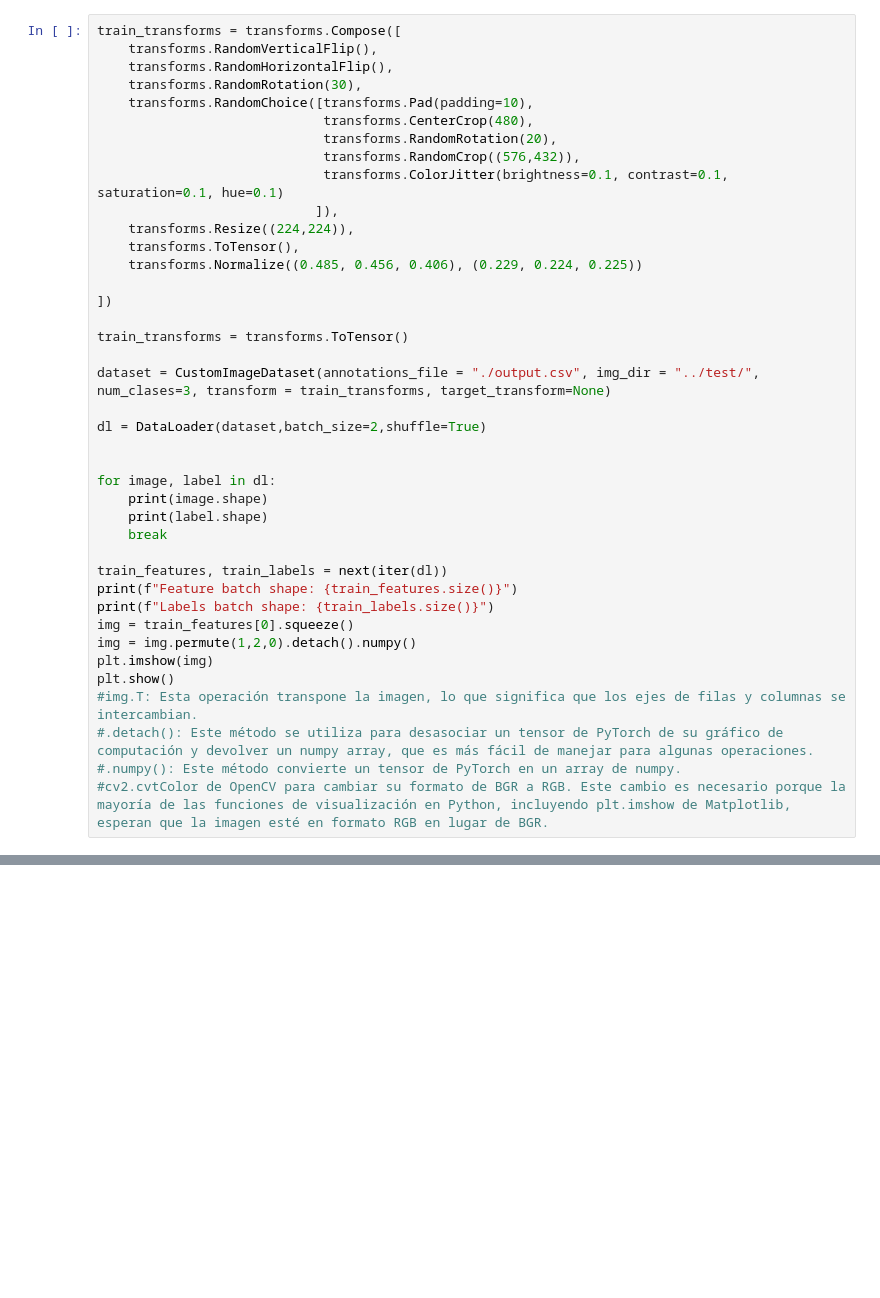
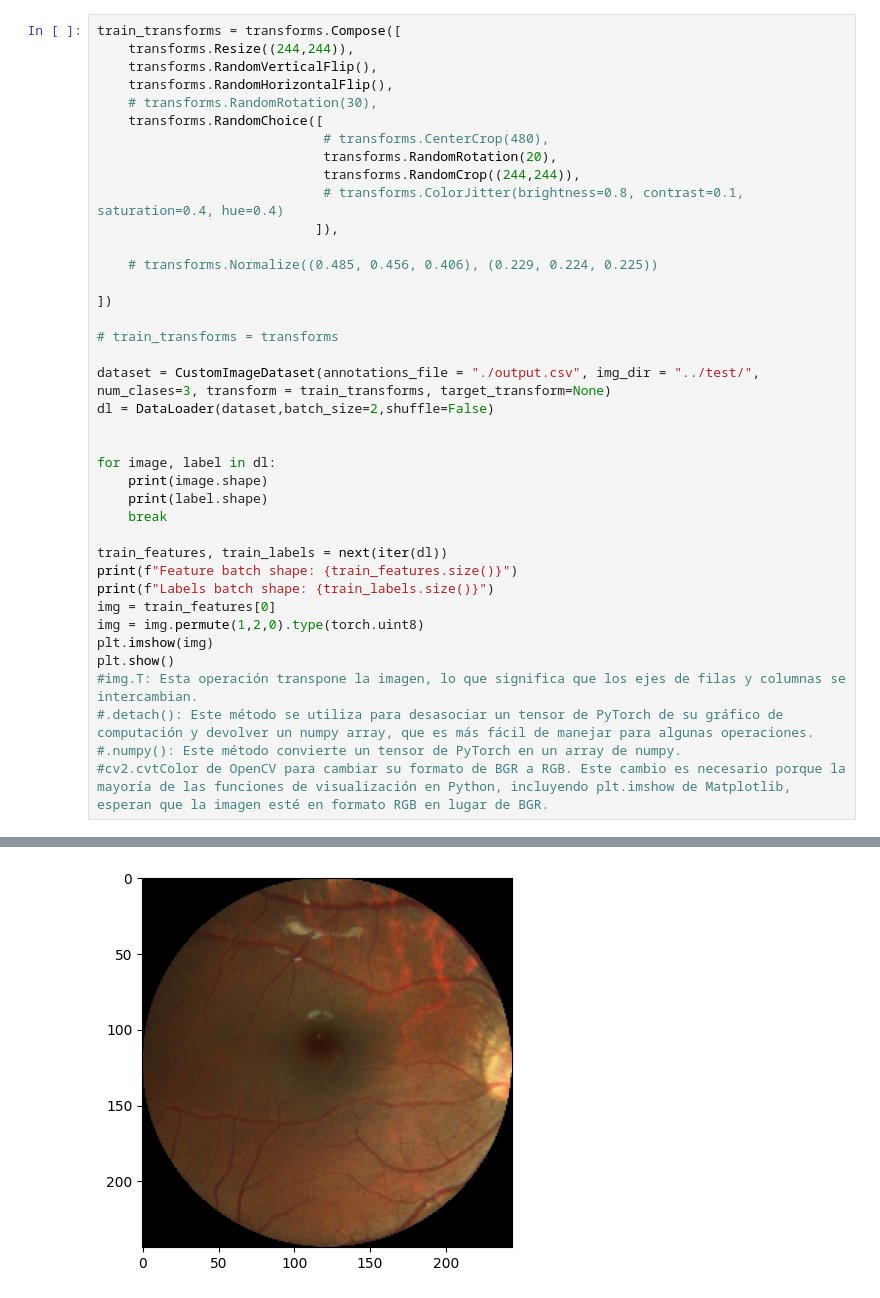
Before and after one commit to mysInma/Pathological-Myopia, a Jupyter notebook: notebooks/tests_transformations.ipynb, the cells around one changed output, grey strips where cells are left out. Saved outputs shown, nothing was run; the diff lists cells and outputs as text; blank space fills up the shorter version.

```diff
--- a/notebooks/tests_transformations.ipynb
+++ b/notebooks/tests_transformations.ipynb
@@ -54,25 +56,24 @@ tensor([[[-2.1179, -2.1179, -2.1179,  ..., -2.1179, -2.1179, -2.1179],
 # %%
 train_transforms = transforms.Compose([
+    transforms.Resize((244,244)),
     transforms.RandomVerticalFlip(),
     transforms.RandomHorizontalFlip(),
-    transforms.RandomRotation(30),
-    transforms.RandomChoice([transforms.Pad(padding=10),
-                             transforms.CenterCrop(480),
+    # transforms.RandomRotation(30),
+    transforms.RandomChoice([
+                             # transforms.CenterCrop(480),
                              transforms.RandomRotation(20),
-                             transforms.RandomCrop((576,432)),
-                             transforms.ColorJitter(brightness=0.1, contrast=0.1, saturation=0.1, hue=0.1)
+                             transforms.RandomCrop((244,244)),
+                             # transforms.ColorJitter(brightness=0.8, contrast=0.1, saturation=0.4, hue=0.4)
                             ]),
-    transforms.Resize((224,224)),
-    transforms.ToTensor(),
-    transforms.Normalize((0.485, 0.456, 0.406), (0.229, 0.224, 0.225))
+
+    # transforms.Normalize((0.485, 0.456, 0.406), (0.229, 0.224, 0.225))
 
 ])
 
-train_transforms = transforms.ToTensor()
+# train_transforms = transforms
 
 dataset = CustomImageDataset(annotations_file = "./output.csv", img_dir = "../test/", num_clases=3, transform = train_transforms, target_transform=None)
-
-dl = DataLoader(dataset,batch_size=2,shuffle=True)
+dl = DataLoader(dataset,batch_size=2,shuffle=False)
 
 
 for image, label in dl:
@@ -83,8 +84,8 @@ for image, label in dl:
 train_features, train_labels = next(iter(dl))
 print(f"Feature batch shape: {train_features.size()}")
 print(f"Labels batch shape: {train_labels.size()}")
-img = train_features[0].squeeze()
-img = img.permute(1,2,0).detach().numpy()
+img = train_features[0]
+img = img.permute(1,2,0).type(torch.uint8)
 plt.imshow(img)
 plt.show()
 #img.T: Esta operación transpone la imagen, lo que significa que los ejes de filas y columnas se intercambian.
@@ -96,3 +100,4 @@ TypeError: pic should be PIL Image or ndarray. Got <class 'torch.Tensor'>
+[figure, added]
 # %%
 train_transforms = CustomTransformations(mean=(0.485, 0.456, 0.406) , std=(0.229, 0.224, 0.225))
 dataset = CustomImageDataset(annotations_file = "./output.csv", img_dir = "../test/", num_clases=3, transform = train_transforms, target_transform=None)
```
Also changed, not shown: parts of 4 cells of this notebook, 4 other files.
